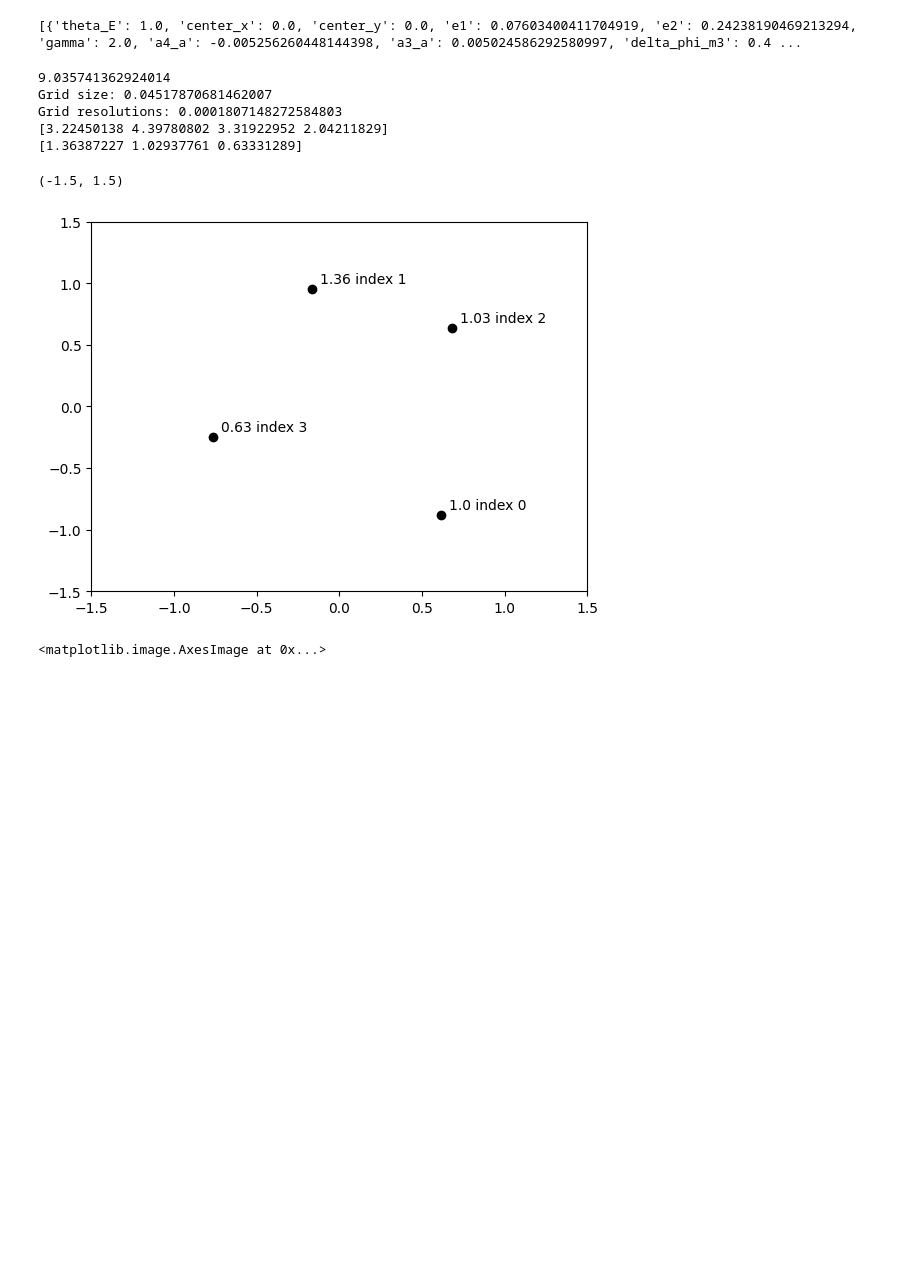
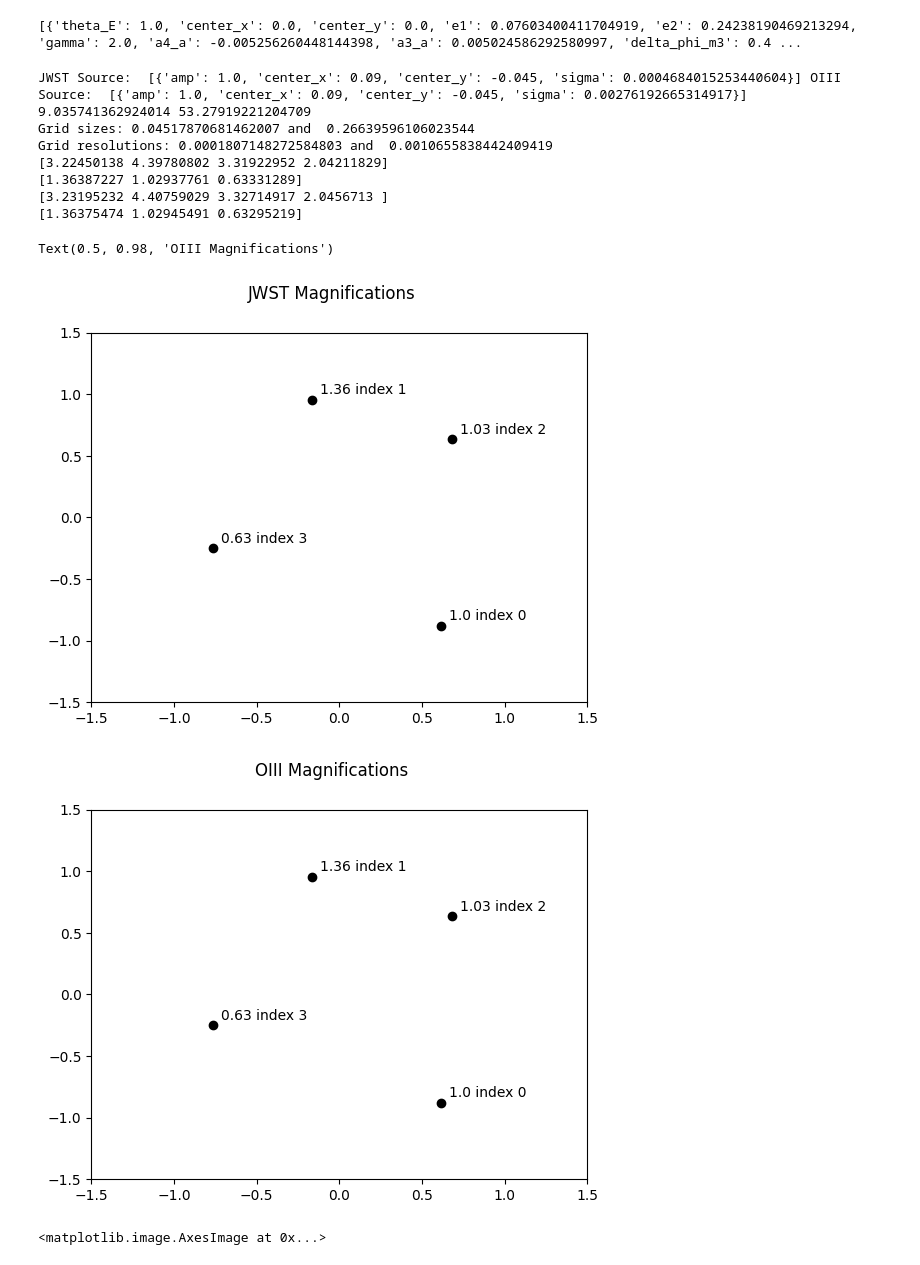
Before and after one commit to erabagomoreno/samana, a Jupyter notebook: notebooks/cdm_data_dual_sources/ER_create_mock_data_6_dual_source.ipynb, the cells around one changed output. Saved outputs shown, nothing was run; the diff lists cells and outputs as text; code cells hidden in the pictures; blank space fills up the shorter version.

```diff
--- a/notebooks/cdm_data_dual_sources/ER_create_mock_data_6_dual_source.ipynb
+++ b/notebooks/cdm_data_dual_sources/ER_create_mock_data_6_dual_source.ipynb
@@ -114,42 +114,70 @@ np.random.seed(seed)
 lensEquationSolver = LensEquationSolver(lens_model_class_data)
 x_image, y_image = lensEquationSolver.image_position_from_source(ra_source, dec_source, kwargs_lens_data)
 
 ext = LensModelExtensions(lens_model_class_data)
 source_size_pc_midIR = np.random.uniform(1.0, 10.0)
 source_model_quasar, kwargs_source_quasar = setup_gaussian_source(source_size_pc_midIR, ra_source, dec_source,
                                                     None, zsource)
-print(source_size_pc_midIR)
+#ER: Adding a second source
+source_size_pc_midIR2 = np.random.uniform(40.0, 80.0)
+source_model_quasar2, kwargs_source_quasar2 = setup_gaussian_source(source_size_pc_midIR2, ra_source, dec_source,
+                                                    None, zsource)
+print("JWST Source: ", kwargs_source_quasar, 'OIII Source: ', kwargs_source_quasar2)
+print(source_size_pc_midIR, source_size_pc_midIR2)
 
 from lenstronomy.Util.magnification_finite_util import auto_raytracing_grid_resolution, auto_raytracing_grid_size
 grid_size = auto_raytracing_grid_size(source_size_pc_midIR)
-print('Grid size:', grid_size)
+grid_size2 = auto_raytracing_grid_size(source_size_pc_midIR2)
+print('Grid sizes:', grid_size, 'and ', grid_size2)
 grid_size*=2.5
+grid_size2*=2.5
 grid_resolution = auto_raytracing_grid_resolution(source_size_pc_midIR)
-print('Grid resolutions:', grid_resolution)
+grid_resolution2 = auto_raytracing_grid_resolution(source_size_pc_midIR2)
+print('Grid resolutions:', grid_resolution, 'and ', grid_resolution2)
 mag_midIR = ext.magnification_finite_adaptive(x_image, y_image, kwargs_lens_data, source_model_quasar, kwargs_source_quasar,
                                                grid_resolution, grid_size)
 mag_midIR = np.abs(mag_midIR) # ignore the sign of the magnification
+
+mag_midIR2 = ext.magnification_finite_adaptive(x_image, y_image, kwargs_lens_data, source_model_quasar2, kwargs_source_quasar2,
+                                               grid_resolution2, grid_size2)
+mag_midIR2 = np.abs(mag_midIR2) # ignore the sign of the magnification
 
 #mag_midIR = ext.magnification_finite_adaptive(x_image, y_image, ra_source, dec_source, kwargs_lens_data, source_size_pc_midIR, zsource)
 #mag_midIR = np.abs(mag_midIR)  # ignore the sign of the magnification
 
 print(mag_midIR)
 print(mag_midIR[1:]/mag_midIR[0])
-
+plt.figure()
 for i, (xi, yi, mi) in enumerate(zip(x_image, y_image, mag_midIR/mag_midIR[0])):
     plt.scatter(xi, yi, color='k')
     plt.annotate(str(np.round(mi,2))+' index '+str(i), xy=(xi+0.05, yi+0.05))
 
 plt.xlim(-1.5, 1.5)
 plt.ylim(-1.5, 1.5)
+plt.suptitle('JWST Magnifications')
+
+print(mag_midIR2)
+print(mag_midIR2[1:]/mag_midIR2[0])
+plt.figure()
+for i, (xi, yi, mi) in enumerate(zip(x_image, y_image, mag_midIR2/mag_midIR2[0])):
+    plt.scatter(xi, yi, color='k')
+    plt.annotate(str(np.round(mi,2))+' index '+str(i), xy=(xi+0.05, yi+0.05))
+
+plt.xlim(-1.5, 1.5)
+plt.ylim(-1.5, 1.5)
+plt.suptitle('OIII Magnifications')
 # %% [output]
-9.035741362924014
-Grid size: 0.04517870681462007
-Grid resolutions: 0.0001807148272584803
+JWST Source:  [{'amp': 1.0, 'center_x': 0.09, 'center_y': -0.045, 'sigma': 0.0004684015253440604}] OIII Source:  [{'amp': 1.0, 'center_x': 0.09, 'center_y': -0.045, 'sigma': 0.00276192665314917}]
+9.035741362924014 53.27919221204709
+Grid sizes: 0.04517870681462007 and  0.26639596106023544
+Grid resolutions: 0.0001807148272584803 and  0.0010655838442409419
 [3.22450138 4.39780802 3.31922952 2.04211829]
 [1.36387227 1.02937761 0.63331289]
+[3.23195232 4.40759029 3.32714917 2.0456713 ]
+[1.36375474 1.02945491 0.63295219]
-(-1.5, 1.5)
+Text(0.5, 0.98, 'OIII Magnifications')
-[figure, old version]
+[figure, new version]
+[figure, added]
 # %%
 np.random.seed(seed)
 
```
Also changed, not shown: parts of 1 cell of this notebook, 20 other files.
